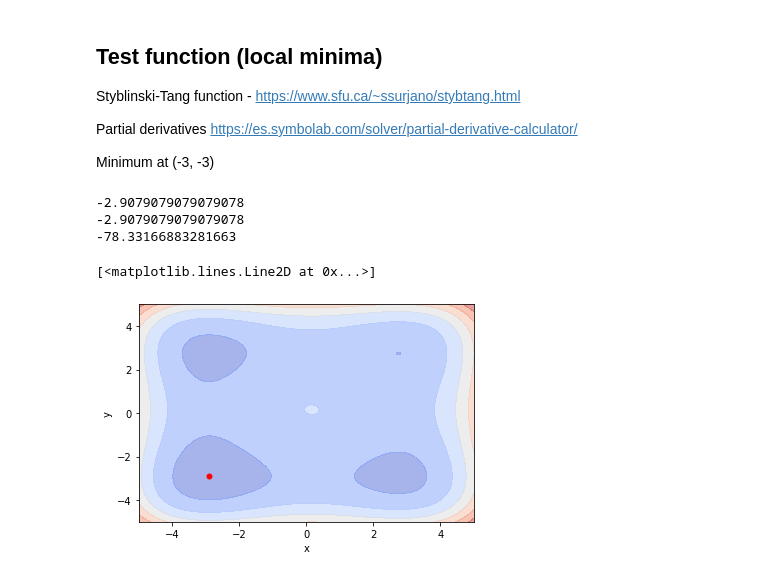
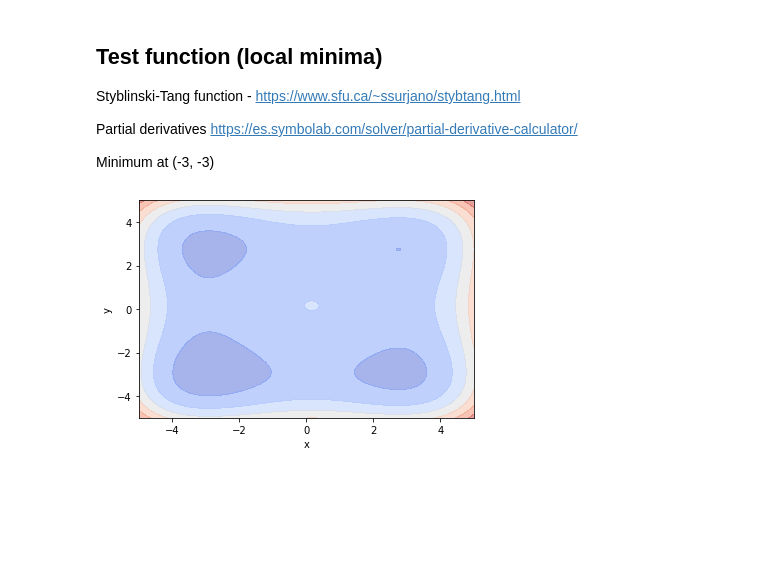
Before and after one commit to pablosuau/training, a Jupyter notebook: machine_learning/03_ml_theory/01_gradient_descent/01_loss_functions.ipynb, the cells around one changed output. Cells and saved outputs as stored; diff of their text form; code cells hidden in the pictures; blank space fills up the shorter version.

Commit message:
refactor: styblinski-tang loss refactoring

```diff
--- a/machine_learning/03_ml_theory/01_gradient_descent/01_loss_functions.ipynb
+++ b/machine_learning/03_ml_theory/01_gradient_descent/01_loss_functions.ipynb
@@ -122,6 +122,24 @@ class LogisticRegressionLoss(AbstractLoss):
         xl = np.linspace(mu1 - 3 * std1, mu2 + 3 * std2, self.granularity)
         p = np.exp(xl * args[1] + args[0]) / (1 + np.exp(xl * args[1] + args[0]))
         ax.plot(xl, p)
+# %%
+class StyblinskiTangLoss(AbstractLoss):
+    def __init__(self, p1lim, p2lim, granularity = 1000):
+        super().__init__(p1lim, p2lim, granularity)
+        self.param_names = ['x', 'y']
+
+    def produce_dataset(self):
+        pass
+
+    def calculate_loss_2D(self):
+        xp, yp = np.meshgrid(self.p1, self.p2)
+        xp, yp = xp.flatten(), yp.flatten()
+
+        self.l = (0.5 * ((np.power(xp, 4) - 16 * np.power(xp, 2) + 5 * xp) + \
+                         (np.power(yp, 4) - 16 * np.power(yp, 2) + 5 * yp))).reshape(self.granularity, self.granularity)
+
+    def _plot_model(self, *args):
+        pass
 # %% [markdown]
 ## Linear regression
 # %% [markdown]
@@ -186,33 +204,5 @@ Styblinski-Tang function - https://www.sfu.ca/~ssurjano/stybtang.html
 Partial derivatives https://es.symbolab.com/solver/partial-derivative-calculator/
 
 Minimum at (-3, -3)
-# %%
-granularity = 1000
-x = np.linspace(-5, 5, granularity)
-y = np.linspace(-5, 5, granularity)
-X, Y = np.meshgrid(x, y)
-X = X.flatten()
-Y = Y.flatten()
-
-L = (0.5 * ((np.power(X, 4) - 16 * np.power(X, 2) + 5 * X) + (np.power(Y, 4) - 16 * np.power(Y, 2) + 5 * Y))).reshape(granularity, granularity)
-
-X = X.reshape(granularity, granularity)
-Y = Y.reshape(granularity, granularity)
-
-fig, ax = plt.subplots()
-ax.contourf(X, Y, L, cmap = cm.coolwarm, alpha = 0.5)
-
-ax.set_xlabel('x')
-ax.set_ylabel('y')
-
-minimum = np.unravel_index(np.argmin(L), L.shape)
-print(X[minimum])
-print(Y[minimum])
-print(L[minimum])
-ax.plot(X[minimum], Y[minimum], markerfacecolor='red', markeredgecolor='red', marker='o', markersize = 5)
-# %% [output]
--2.9079079079079078
--2.9079079079079078
--78.33166883281663
-[<matplotlib.lines.Line2D at 0x...>]
-[figure, removed]
+# %%
+stl = StyblinskiTangLoss(p1lim = [-5, 5], p2lim = [-5, 5])
@@ -218,0 +211,4 @@ ax.plot(X[minimum], Y[minimum], markerfacecolor='red', markeredgecolor='red', ma
+# %%
+_ = stl.plot_loss_2D()
+# %% [output]
+[figure, added]
```
Also changed, not shown: parts of 2 cells of this notebook.
